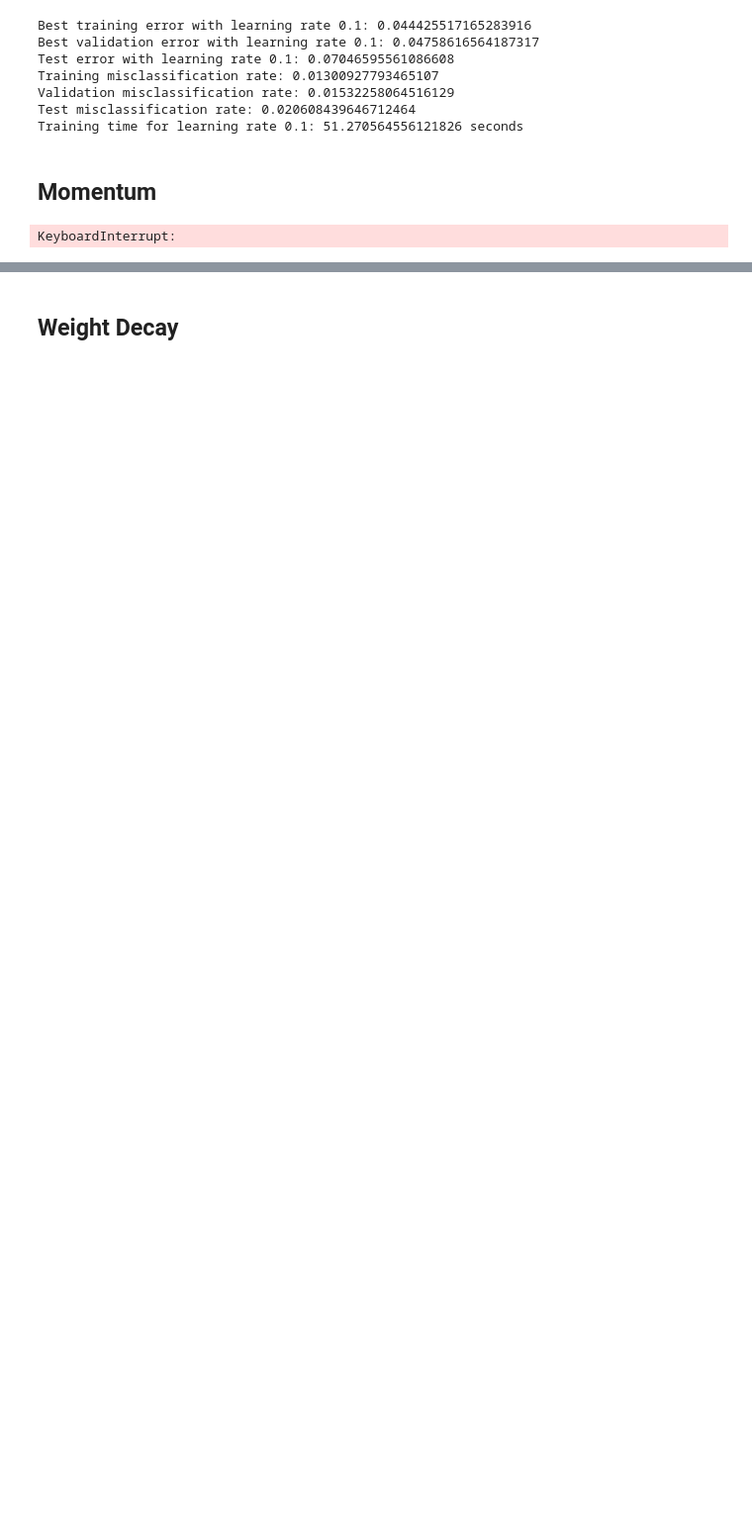
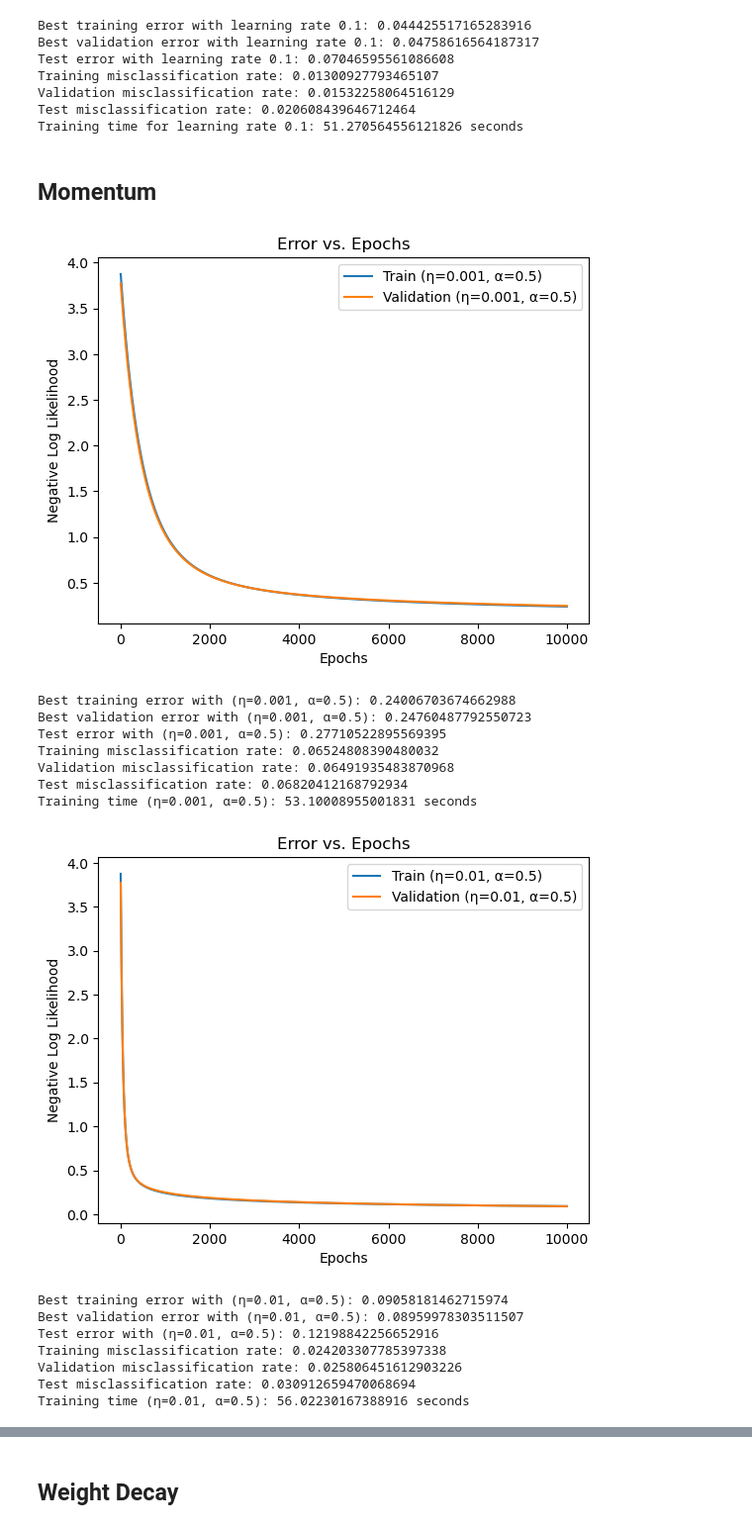
Before and after one commit to JvPost/CDSML, a Jupyter notebook: assignment4.ipynb, the cells around one changed output, grey strips where cells are left out. Shown at 99% size. Cells and saved outputs as stored; diff of their text form; code cells hidden in the pictures; blank space fills up the shorter version.

```diff
--- a/assignment4.ipynb
+++ b/assignment4.ipynb
@@ -183,13 +185,13 @@ Training time for learning rate 0.1: 51.270564556121826 seconds
 ## Momentum
 # %%
 # redefine the gradient function to include momentum
-def gradient(x, y_pred, t, prev_delta_w, alpha):
+def gradient_momentum(x, y_pred, t, prev_delta_w, alpha):
     grad = np.dot(x.T, (y_pred - t)) / len(x)
     delta_w = -grad + alpha * prev_delta_w # gradient term
     return delta_w
 # %%
 # redefine the train function
-def train(x, t, w, learning_rate, epochs, alpha, x_val=None, t_val=None):
+def train_momentum(x, t, w, learning_rate, epochs, alpha, x_val=None, t_val=None):
     train_errors = []
     val_errors = []
 
@@ -216,7 +218,7 @@ def train(x, t, w, learning_rate, epochs, alpha, x_val=None, t_val=None):
 
             best_val_error = min(best_val_error, current_val_error)
 
-        delta_w = gradient_weight_decay(x, y_pred, t, prev_delta_w, alpha)
+        delta_w = gradient_momentum(x, y_pred, t, prev_delta_w, alpha)
         w += learning_rate * delta_w
         prev_delta_w = delta_w
 
@@ -229,35 +231,50 @@ for alpha in momentums:
     for eta in learning_rates:
         start_time = time.time()
 
-        w, train_errors, val_errors, best_train_error, best_val_error = train(train_images_bias, train_labels, w_init.copy(), eta, 10000, alpha, val_images_bias, val_labels)
+        w, train_errors, val_errors, best_train_error, best_val_error = train_momentum(train_images_bias, train_labels, w_init.copy(), eta, 10000, alpha, val_images_bias, val_labels)
 
         end_time = time.time()
         elapsed_time = end_time - start_time
 
         plt.plot(train_errors, label=f'Train (η={eta}, α={alpha})')
         plt.plot(val_errors, label=f'Validation (η={eta}, α={alpha})')
         plt.xlabel('Epochs')
         plt.ylabel('Negative Log Likelihood')
         plt.legend()
         plt.title('Error vs. Epochs')
         plt.show()
 
         y_train_pred = predict(train_images_bias, w)
         train_misclass_rate = misclassification_rate(y_train_pred, train_labels)
 
         y_val_pred = predict(val_images_bias, w)
         val_misclass_rate = misclassification_rate(y_val_pred, val_labels)
 
         y_test_pred = predict(test_images_bias, w)
         test_error = NLL(y_test_pred, test_labels)
         test_misclass_rate = misclassification_rate(y_test_pred, test_labels)
 
         print(f"Best training error with (η={eta}, α={alpha}): {best_train_error}")
         print(f"Best validation error with (η={eta}, α={alpha}): {best_val_error}")
         print(f"Test error with (η={eta}, α={alpha}): {test_error}")
         print(f"Training misclassification rate: {train_misclass_rate}")
         print(f"Validation misclassification rate: {val_misclass_rate}")
         print(f"Test misclassification rate: {test_misclass_rate}")
         print(f"Training time (η={eta}, α={alpha}): {elapsed_time} seconds")
 # %% [output]
+[figure, added]
-KeyboardInterrupt:
+Best training error with (η=0.001, α=0.5): 0.24006703674662988
+Best validation error with (η=0.001, α=0.5): 0.24760487792550723
+Test error with (η=0.001, α=0.5): 0.27710522895569395
+Training misclassification rate: 0.06524808390480032
+Validation misclassification rate: 0.06491935483870968
+Test misclassification rate: 0.06820412168792934
+Training time (η=0.001, α=0.5): 53.10008955001831 seconds
+[figure, added]
+Best training error with (η=0.01, α=0.5): 0.09058181462715974
+Best validation error with (η=0.01, α=0.5): 0.08959978303511507
+Test error with (η=0.01, α=0.5): 0.12198842256652916
+Training misclassification rate: 0.024203307785397338
+Validation misclassification rate: 0.025806451612903226
+Test misclassification rate: 0.030912659470068694
+Training time (η=0.01, α=0.5): 56.02230167388916 seconds
```
Also changed, not shown: parts of 8 cells of this notebook.
